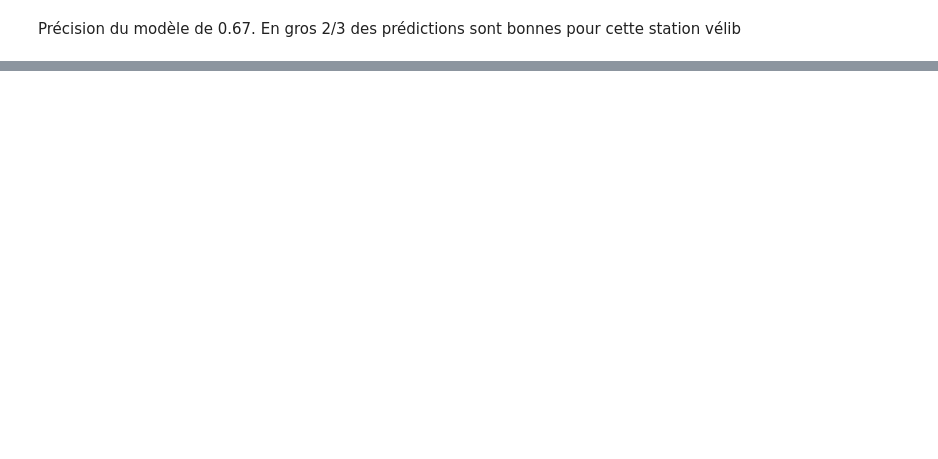
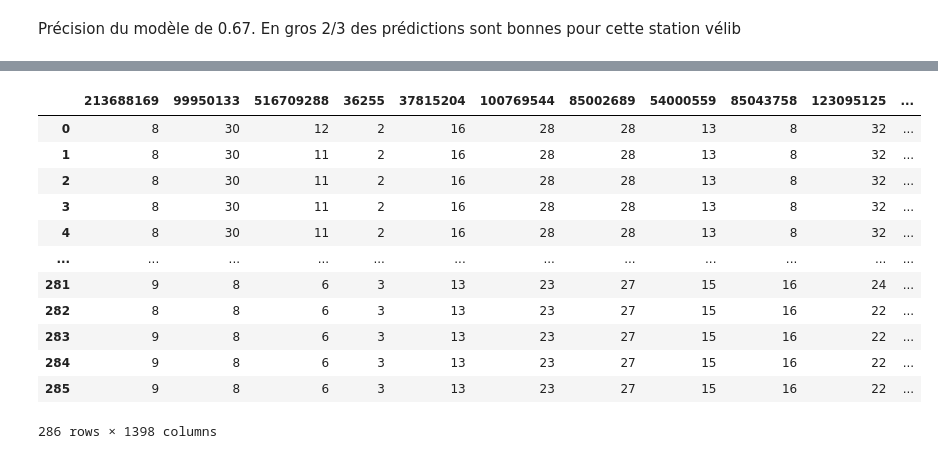
Before and after one commit to mathispuissant/StatApp, a Jupyter notebook: Analyse spatiale Romain.ipynb, the cells around one changed output, grey strips where cells are left out. Saved outputs shown, nothing was run; the diff lists cells and outputs as text; code cells hidden in the pictures; blank space fills up the shorter version.

```diff
--- a/Analyse spatiale Romain.ipynb
+++ b/Analyse spatiale Romain.ipynb
@@ -365,0 +511,16 @@ recall_score(y_test, y_prediction, average = 'weighted')
+# %%
+df_t2
+# %% [output]
+|  | 213688169 | 99950133 | 516709288 | 36255 | 37815204 | 100769544 | 85002689 | 54000559 | 85043758 | 123095125 | ... |
+| 0 | 8 | 30 | 12 | 2 | 16 | 28 | 28 | 13 | 8 | 32 | ... |
+| 1 | 8 | 30 | 11 | 2 | 16 | 28 | 28 | 13 | 8 | 32 | ... |
+| 2 | 8 | 30 | 11 | 2 | 16 | 28 | 28 | 13 | 8 | 32 | ... |
+| 3 | 8 | 30 | 11 | 2 | 16 | 28 | 28 | 13 | 8 | 32 | ... |
+| 4 | 8 | 30 | 11 | 2 | 16 | 28 | 28 | 13 | 8 | 32 | ... |
+| ... | ... | ... | ... | ... | ... | ... | ... | ... | ... | ... | ... |
+| 281 | 9 | 8 | 6 | 3 | 13 | 23 | 27 | 15 | 16 | 24 | ... |
+| 282 | 8 | 8 | 6 | 3 | 13 | 23 | 27 | 15 | 16 | 22 | ... |
+| 283 | 9 | 8 | 6 | 3 | 13 | 23 | 27 | 15 | 16 | 22 | ... |
+| 284 | 9 | 8 | 6 | 3 | 13 | 23 | 27 | 15 | 16 | 22 | ... |
+| 285 | 9 | 8 | 6 | 3 | 13 | 23 | 27 | 15 | 16 | 22 | ... |
+286 rows × 1398 columns
```
Also changed, not shown: parts of 60 cells of this notebook.
